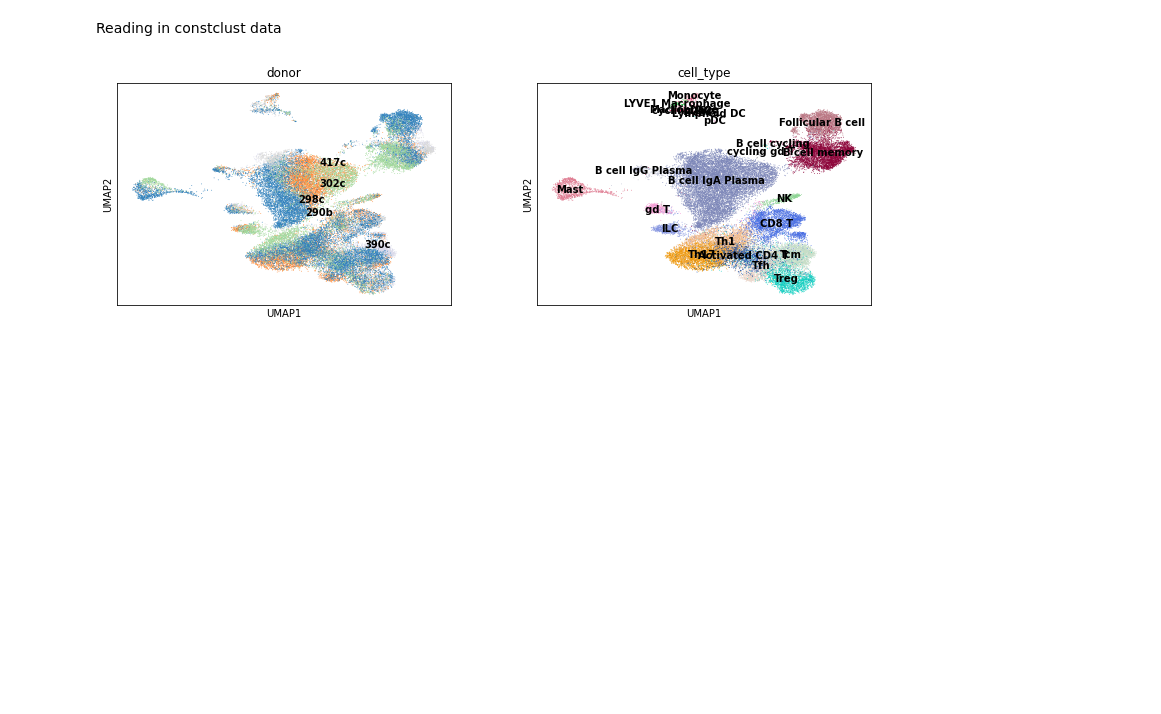
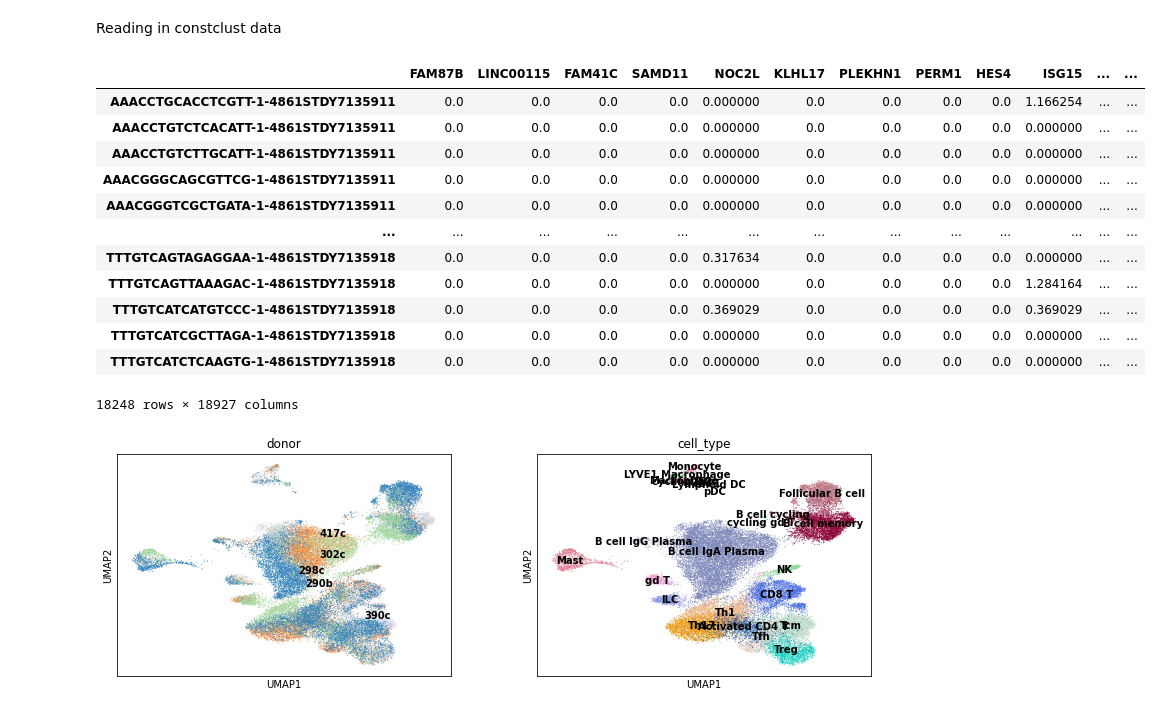
Before and after one commit to wellslab/pauls_atlas_building, a Jupyter notebook: notebooks_and_scripts/constclust.ipynb, the cells around one changed output. Saved outputs shown, nothing was run; the diff lists cells and outputs as text; code cells hidden in the pictures; blank space fills up the shorter version.

```diff
--- a/notebooks_and_scripts/constclust.ipynb
+++ b/notebooks_and_scripts/constclust.ipynb
@@ -23,6 +23,24 @@ params = pd.read_pickle("/Users/pwangel/Data/Single_Cell/Gut_Colon/params.pkl")
 clusterings = pd.read_pickle("/Users/pwangel/Data/Single_Cell/Gut_Colon/clusterings.pkl")
 
 data = sc.read_h5ad('/Users/pwangel/Data/Single_Cell/Gut_Colon/Colon_cell_atlas_scrublet.h5ad')
+# %%
+blah = pd.DataFrame.sparse.from_spmatrix(data.X[sel,:], index=data.obs_names.values[sel], columns=data.var_names.values).transpose()
+# %%
+blah
+# %% [output]
+|  | FAM87B | LINC00115 | FAM41C | SAMD11 | NOC2L | KLHL17 | PLEKHN1 | PERM1 | HES4 | ISG15 | ... | ... |
+| AAACCTGCACCTCGTT-1-4861STDY7135911 | 0.0 | 0.0 | 0.0 | 0.0 | 0.000000 | 0.0 | 0.0 | 0.0 | 0.0 | 1.166254 | ... | ... |
+| AAACCTGTCTCACATT-1-4861STDY7135911 | 0.0 | 0.0 | 0.0 | 0.0 | 0.000000 | 0.0 | 0.0 | 0.0 | 0.0 | 0.000000 | ... | ... |
+| AAACCTGTCTTGCATT-1-4861STDY7135911 | 0.0 | 0.0 | 0.0 | 0.0 | 0.000000 | 0.0 | 0.0 | 0.0 | 0.0 | 0.000000 | ... | ... |
+| AAACGGGCAGCGTTCG-1-4861STDY7135911 | 0.0 | 0.0 | 0.0 | 0.0 | 0.000000 | 0.0 | 0.0 | 0.0 | 0.0 | 0.000000 | ... | ... |
+| AAACGGGTCGCTGATA-1-4861STDY7135911 | 0.0 | 0.0 | 0.0 | 0.0 | 0.000000 | 0.0 | 0.0 | 0.0 | 0.0 | 0.000000 | ... | ... |
+| ... | ... | ... | ... | ... | ... | ... | ... | ... | ... | ... | ... | ... |
+| TTTGTCAGTAGAGGAA-1-4861STDY7135918 | 0.0 | 0.0 | 0.0 | 0.0 | 0.317634 | 0.0 | 0.0 | 0.0 | 0.0 | 0.000000 | ... | ... |
+| TTTGTCAGTTAAAGAC-1-4861STDY7135918 | 0.0 | 0.0 | 0.0 | 0.0 | 0.000000 | 0.0 | 0.0 | 0.0 | 0.0 | 1.284164 | ... | ... |
+| TTTGTCATCATGTCCC-1-4861STDY7135918 | 0.0 | 0.0 | 0.0 | 0.0 | 0.369029 | 0.0 | 0.0 | 0.0 | 0.0 | 0.369029 | ... | ... |
+| TTTGTCATCGCTTAGA-1-4861STDY7135918 | 0.0 | 0.0 | 0.0 | 0.0 | 0.000000 | 0.0 | 0.0 | 0.0 | 0.0 | 0.000000 | ... | ... |
+| TTTGTCATCTCAAGTG-1-4861STDY7135918 | 0.0 | 0.0 | 0.0 | 0.0 | 0.000000 | 0.0 | 0.0 | 0.0 | 0.0 | 0.000000 | ... | ... |
+18248 rows × 18927 columns
 # %%
 sc.pl.umap(data, color=['donor', 'cell_type'], legend_loc='on data')
 # %% [output]
```
Also changed, not shown: 9 other files.
